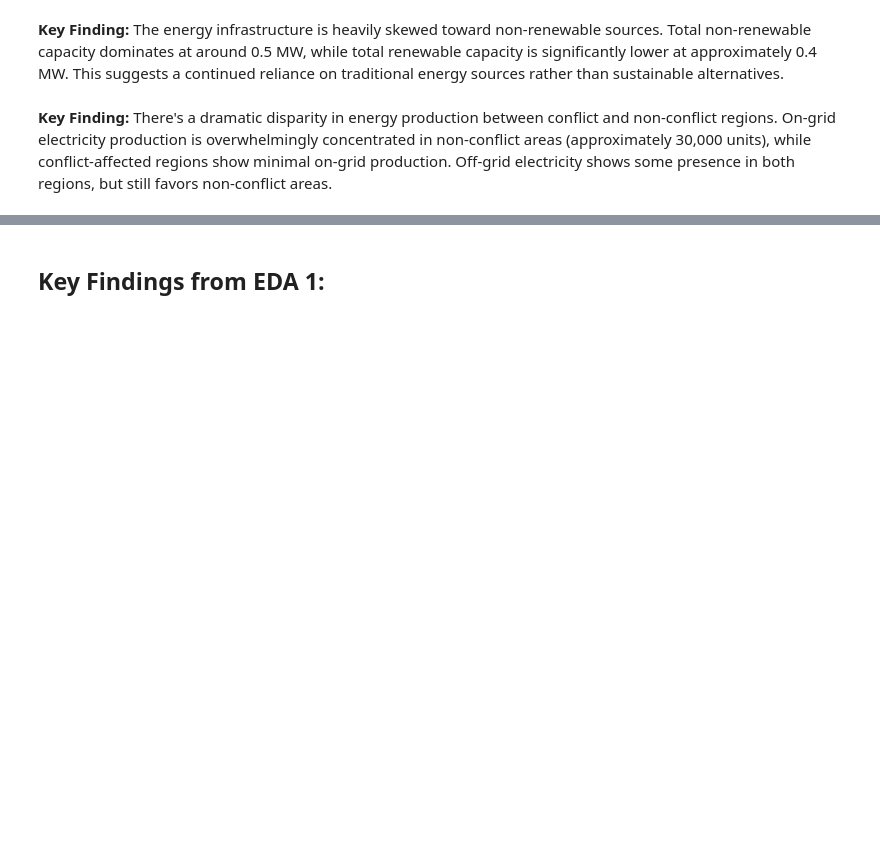
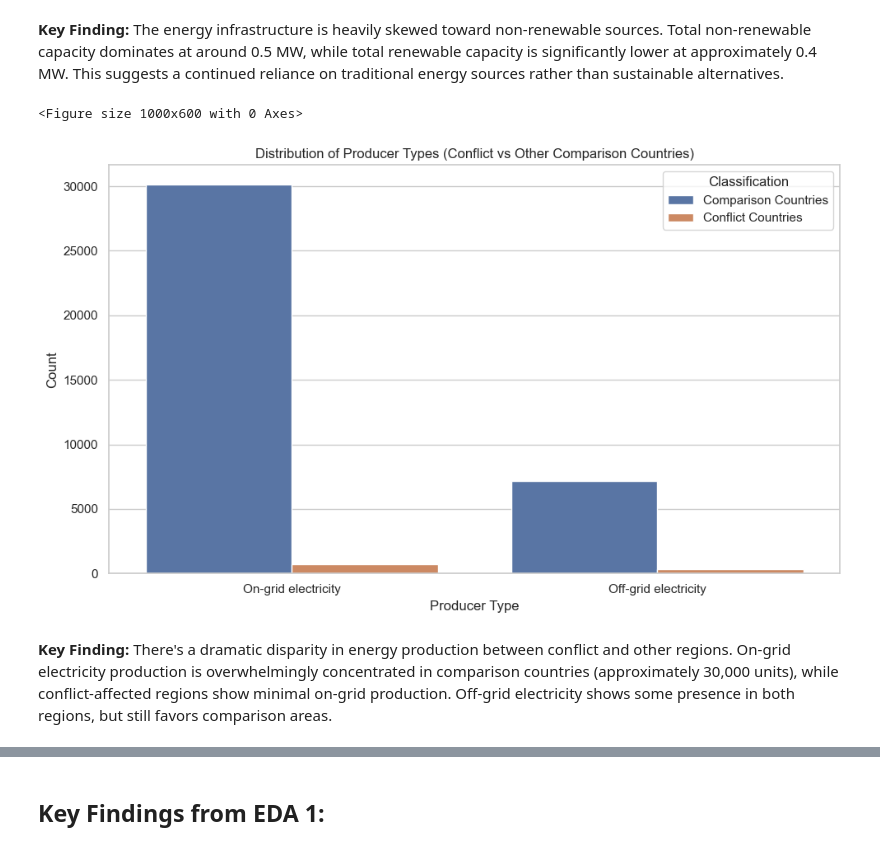
Before and after one commit to MIT-Emerging-Talent/ET6-CDSP-group-08-repo, a Jupyter notebook: 3_data_exploration/IRENA_ONG_explore_1.ipynb, the cells around one changed output, grey strips where cells are left out. Drawn from its saved outputs; the diff is of its cells as text; code cells hidden in the pictures; blank space fills up the shorter version.

```diff
--- a/3_data_exploration/IRENA_ONG_explore_1.ipynb
+++ b/3_data_exploration/IRENA_ONG_explore_1.ipynb
@@ -292,14 +316,17 @@ plt.show()
 # %%
 # 10. On-Grid Producer Types by Conflict Status
 plt.figure(figsize=(10, 6))
-sns.countplot(data=df, x="Producer Type", hue="CClassification")
+sns.countplot(data=df, x="Producer Type", hue="Classification")
 plt.title("Distribution of Producer Types (Conflict vs Other Comparison Countries)")
 plt.xlabel("Producer Type")
 plt.ylabel("Count")
 plt.tight_layout()
 plt.show()
+# %% [output]
+<Figure size 1000x600 with 0 Axes>
+[figure, added]
 # %% [markdown]
-**Key Finding:** There's a dramatic disparity in energy production between conflict and non-conflict regions. On-grid electricity production is overwhelmingly concentrated in non-conflict areas (approximately 30,000 units), while conflict-affected regions show minimal on-grid production. Off-grid electricity shows some presence in both regions, but still favors non-conflict areas.
+**Key Finding:** There's a dramatic disparity in energy production between conflict and other regions. On-grid electricity production is overwhelmingly concentrated in comparison countries (approximately 30,000 units), while conflict-affected regions show minimal on-grid production. Off-grid electricity shows some presence in both regions, but still favors comparison areas.
 # %% [markdown]
 <a id="key-finding"></a>
 # %% [markdown]
```
Also changed, not shown: parts of 14 cells of this notebook, 3 other files.
